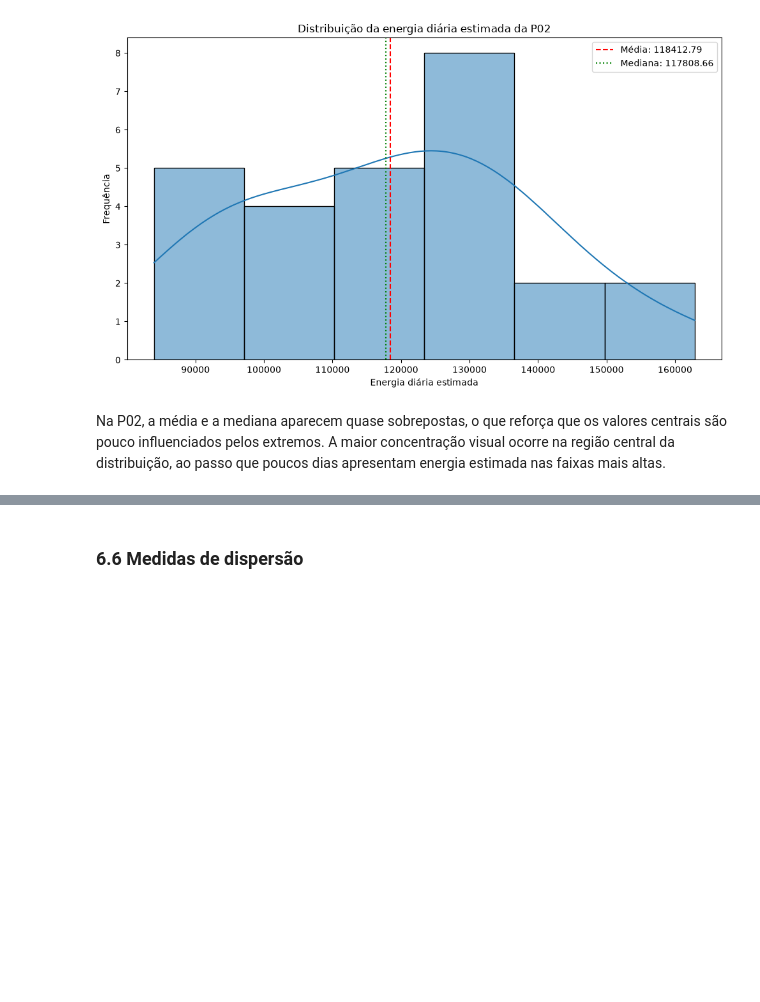
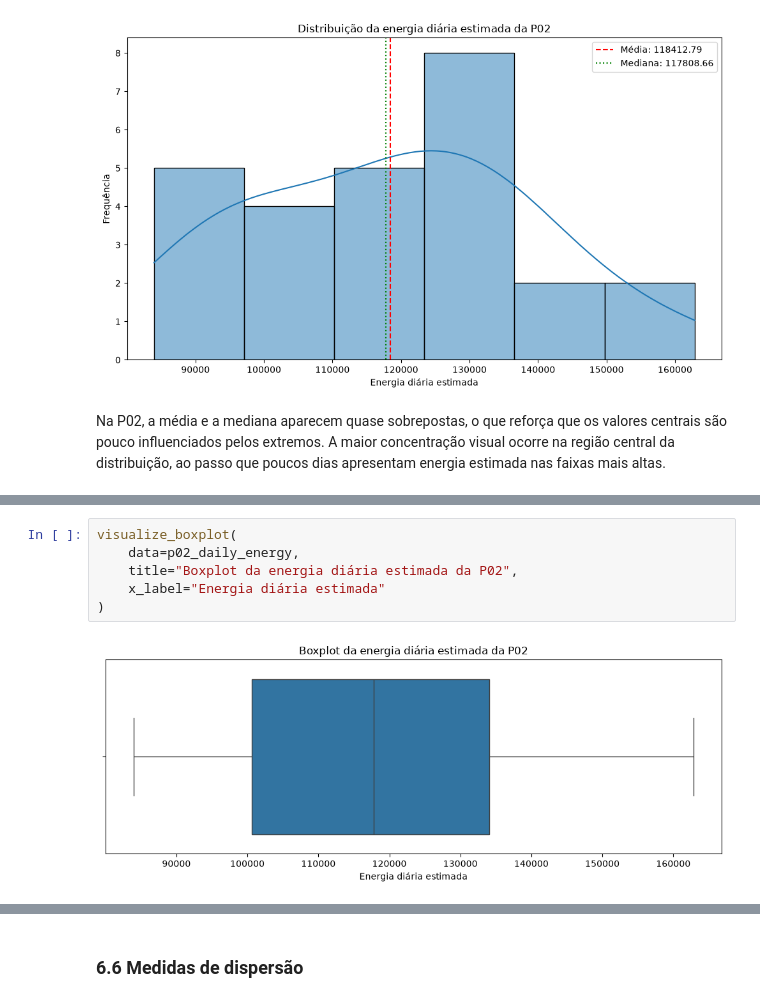
Before and after one commit to PhellipeLisboa/AnaliseEnergiaSolar, a Jupyter notebook: notebooks/02_analise_estatistica.ipynb, the cells around one changed output, grey strips where cells are left out. Cells and saved outputs as stored; diff of their text form; blank space fills up the shorter version.

```diff
--- a/notebooks/02_analise_estatistica.ipynb
+++ b/notebooks/02_analise_estatistica.ipynb
@@ -913,0 +960,8 @@ Na P02, a média e a mediana aparecem quase sobrepostas, o que reforça que os v
+# %%
+visualize_boxplot(
+    data=p02_daily_energy,
+    title="Boxplot da energia diária estimada da P02",
+    x_label="Energia diária estimada"
+)
+# %% [output]
+[figure, added]
```
Also changed, not shown: parts of 14 cells of this notebook.
